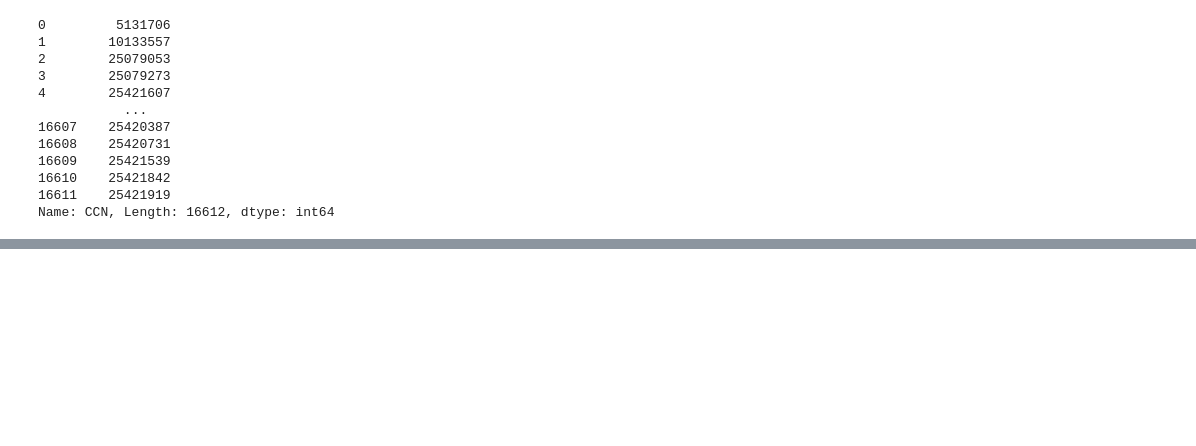
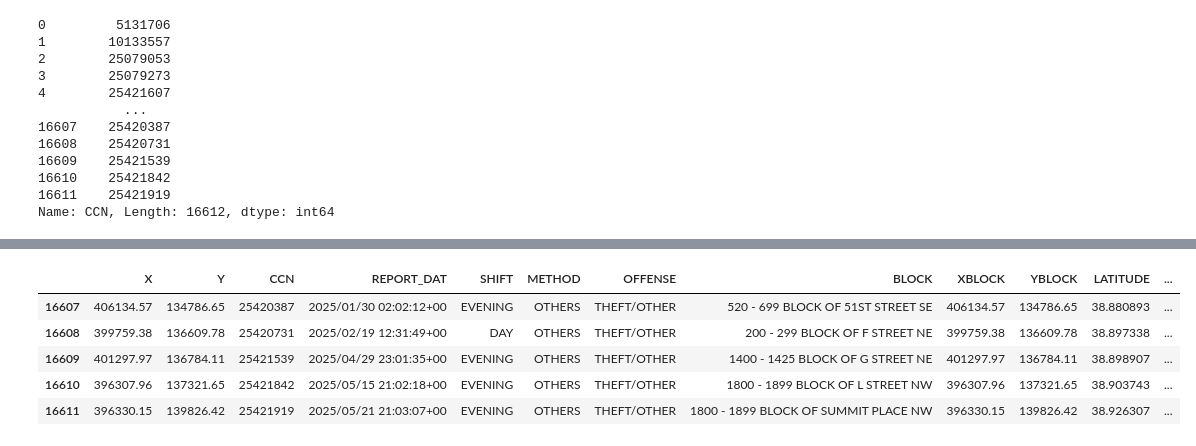
Before and after one commit to clark4jw/IA-340-Fall2025, a Jupyter notebook: lab2.ipynb, the cells around one changed output, grey strips where cells are left out. Cells and saved outputs as stored; diff of their text form; code cells hidden in the pictures; blank space fills up the shorter version.

```diff
--- a/lab2.ipynb
+++ b/lab2.ipynb
@@ -119,0 +130,9 @@ Name: CCN, Length: 16612, dtype: int64
+# %%
+df.tail() #show last 5 rows
+# %% [output]
+|  | X | Y | CCN | REPORT_DAT | SHIFT | METHOD | OFFENSE | BLOCK | XBLOCK | YBLOCK | LATITUDE | ... |
+| 16607 | 406134.57 | 134786.65 | 25420387 | 2025/01/30 02:02:12+00 | EVENING | OTHERS | THEFT/OTHER | 520 - 699 BLOCK OF 51ST STREET SE | 406134.57 | 134786.65 | 38.880893 | ... |
+| 16608 | 399759.38 | 136609.78 | 25420731 | 2025/02/19 12:31:49+00 | DAY | OTHERS | THEFT/OTHER | 200 - 299 BLOCK OF F STREET NE | 399759.38 | 136609.78 | 38.897338 | ... |
+| 16609 | 401297.97 | 136784.11 | 25421539 | 2025/04/29 23:01:35+00 | EVENING | OTHERS | THEFT/OTHER | 1400 - 1425 BLOCK OF G STREET NE | 401297.97 | 136784.11 | 38.898907 | ... |
+| 16610 | 396307.96 | 137321.65 | 25421842 | 2025/05/15 21:02:18+00 | EVENING | OTHERS | THEFT/OTHER | 1800 - 1899 BLOCK OF L STREET NW | 396307.96 | 137321.65 | 38.903743 | ... |
+| 16611 | 396330.15 | 139826.42 | 25421919 | 2025/05/21 21:03:07+00 | EVENING | OTHERS | THEFT/OTHER | 1800 - 1899 BLOCK OF SUMMIT PLACE NW | 396330.15 | 139826.42 | 38.926307 | ... |
```
Also changed, not shown: parts of 4 cells of this notebook.
